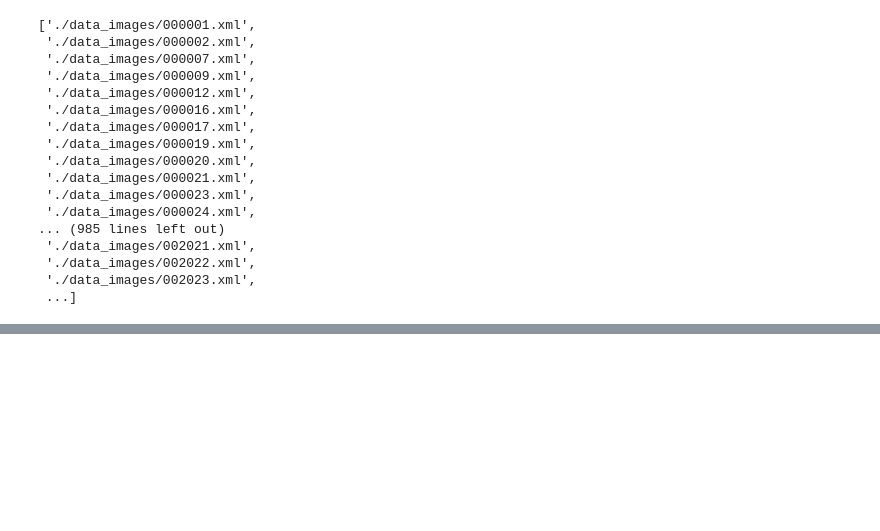
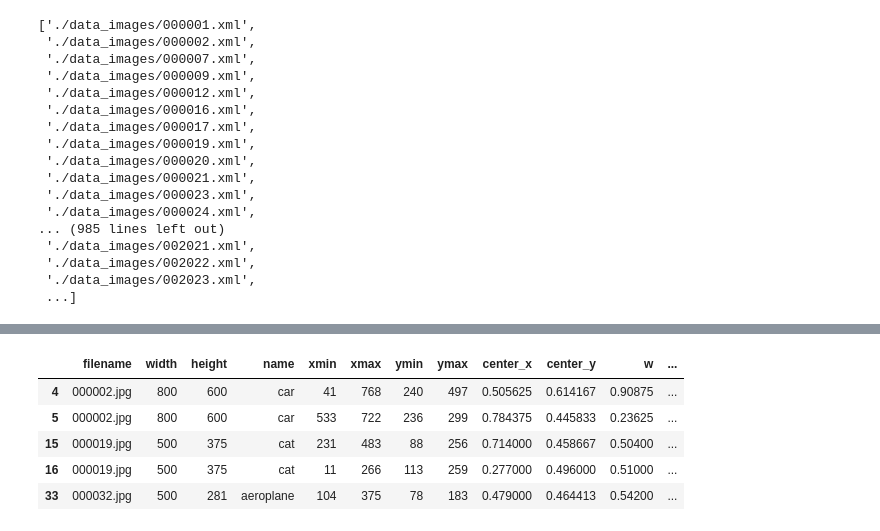
Before and after one commit to noopdhakal/Object-Detection-from-Scratch, a Jupyter notebook: 1_datapreparation/01_extract_object_info_from_xml.ipynb, the cells around one changed output, grey strips where cells are left out. Cells and saved outputs as stored; diff of their text form; code cells hidden in the pictures; blank space fills up the shorter version.

```diff
--- a/1_datapreparation/01_extract_object_info_from_xml.ipynb
+++ b/1_datapreparation/01_extract_object_info_from_xml.ipynb
@@ -34,0 +280,9 @@ xml_list
+# %%
+test_df.head()
+# %% [output]
+|  | filename | width | height | name | xmin | xmax | ymin | ymax | center_x | center_y | w | ... |
+| 4 | 000002.jpg | 800 | 600 | car | 41 | 768 | 240 | 497 | 0.505625 | 0.614167 | 0.90875 | ... |
+| 5 | 000002.jpg | 800 | 600 | car | 533 | 722 | 236 | 299 | 0.784375 | 0.445833 | 0.23625 | ... |
+| 15 | 000019.jpg | 500 | 375 | cat | 231 | 483 | 88 | 256 | 0.714000 | 0.458667 | 0.50400 | ... |
+| 16 | 000019.jpg | 500 | 375 | cat | 11 | 266 | 113 | 259 | 0.277000 | 0.496000 | 0.51000 | ... |
+| 33 | 000032.jpg | 500 | 281 | aeroplane | 104 | 375 | 78 | 183 | 0.479000 | 0.464413 | 0.54200 | ... |
```
Also changed, not shown: parts of 40 cells of this notebook, 1 other file.
